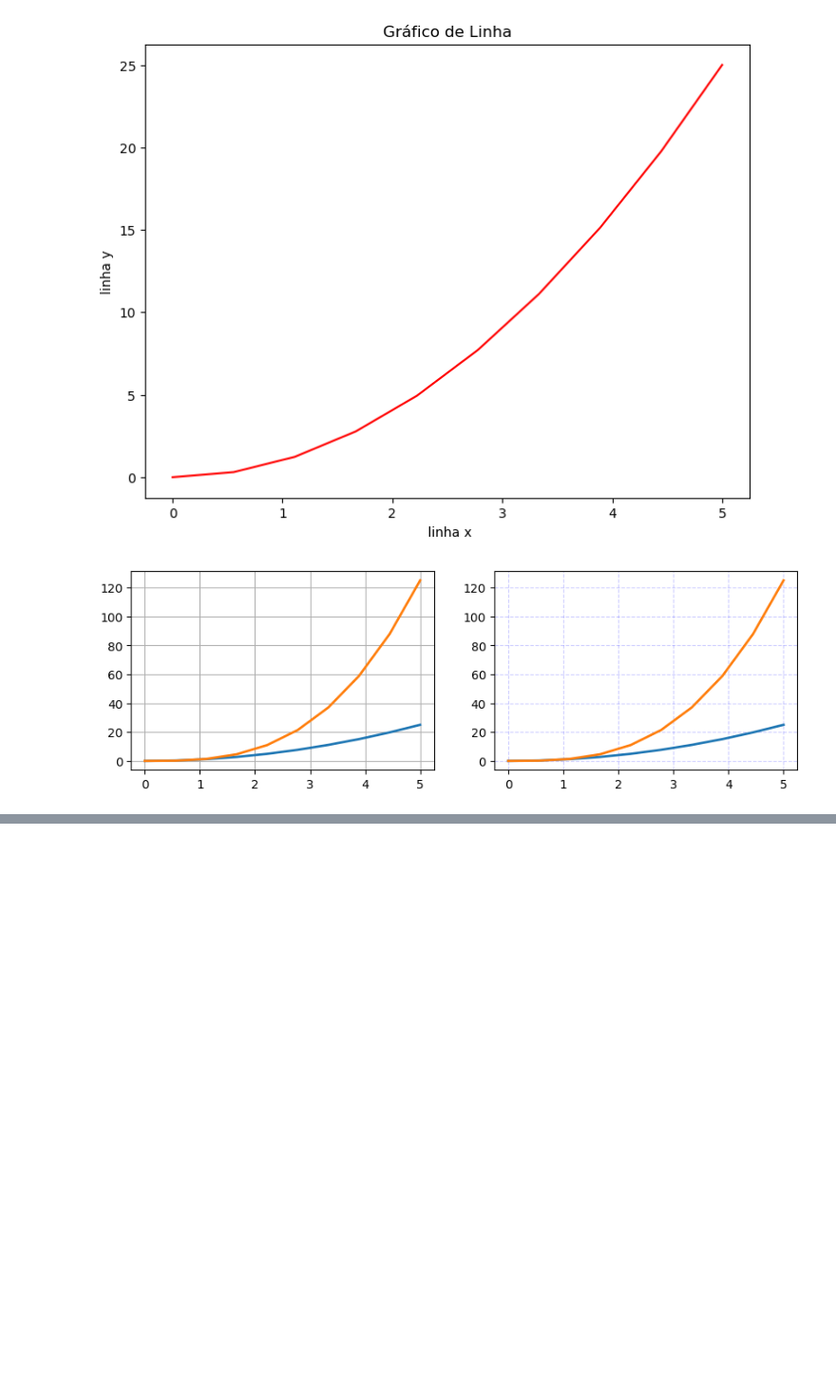
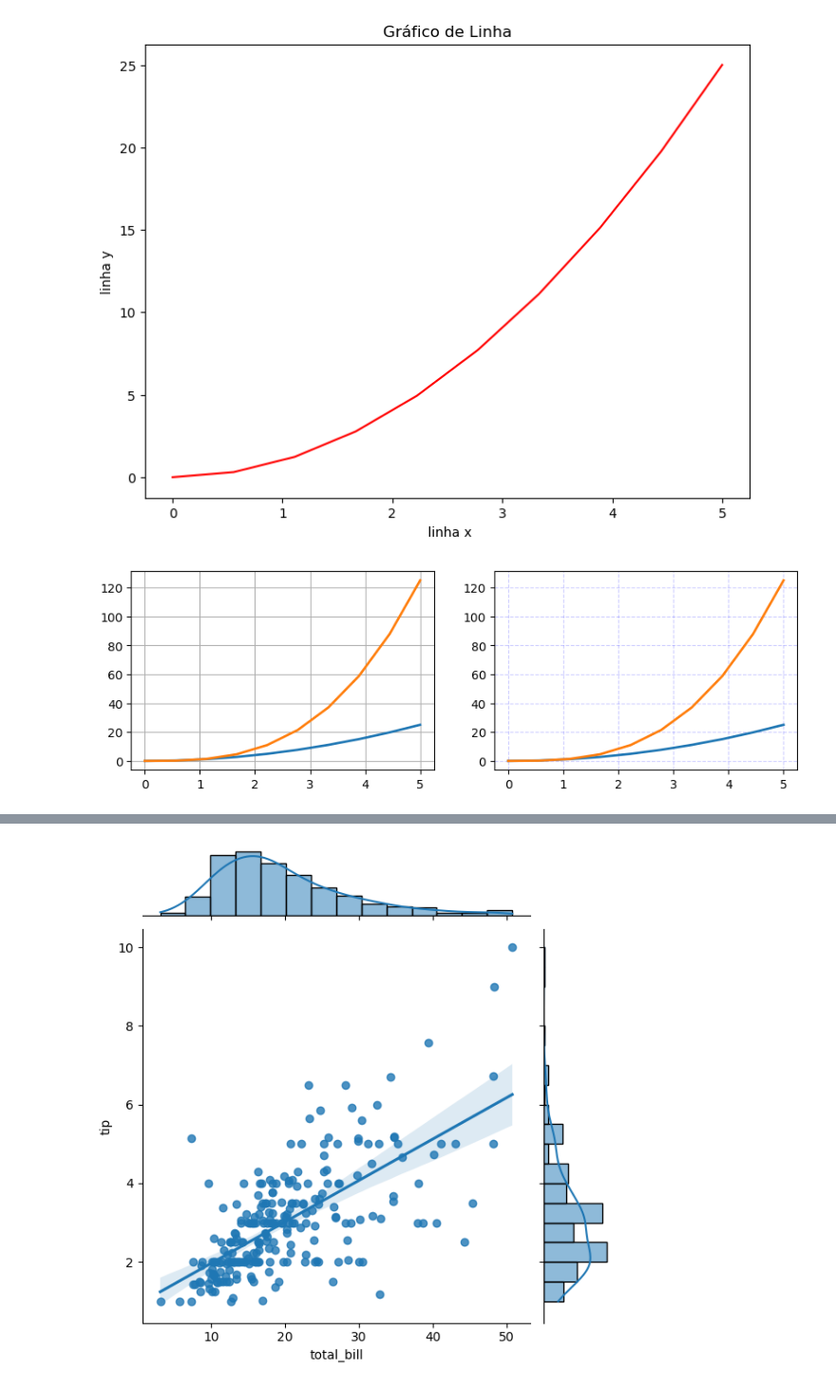
Before and after one commit to Mathcbvc/data_academy, a Jupyter notebook: dataviz_seaborn_matplotlib.ipynb, the cells around one changed output, grey strips where cells are left out. Shown at 95% size. Drawn from its saved outputs; the diff is of its cells as text; code cells hidden in the pictures; blank space fills up the shorter version.

```diff
--- a/dataviz_seaborn_matplotlib.ipynb
+++ b/dataviz_seaborn_matplotlib.ipynb
@@ -138,0 +174,2 @@ axes[1].grid(color = 'b', alpha = 0.2 , linestyle ='dashed' , linewidth = 0.8)
+# %%
+dados = sea.load_dataset("tips")
@@ -138,0 +185,5 @@ axes[1].grid(color = 'b', alpha = 0.2 , linestyle ='dashed' , linewidth = 0.8)
+# %%
+#Método joinpoint cria plot de 2 variáveis com gráficos bivariados e univariados
+sea.jointplot(data= dados , x = "total_bill", y ="tip", kind= 'reg');
+# %% [output]
+[figure, added]
```
Also changed, not shown: parts of 16 cells of this notebook.
